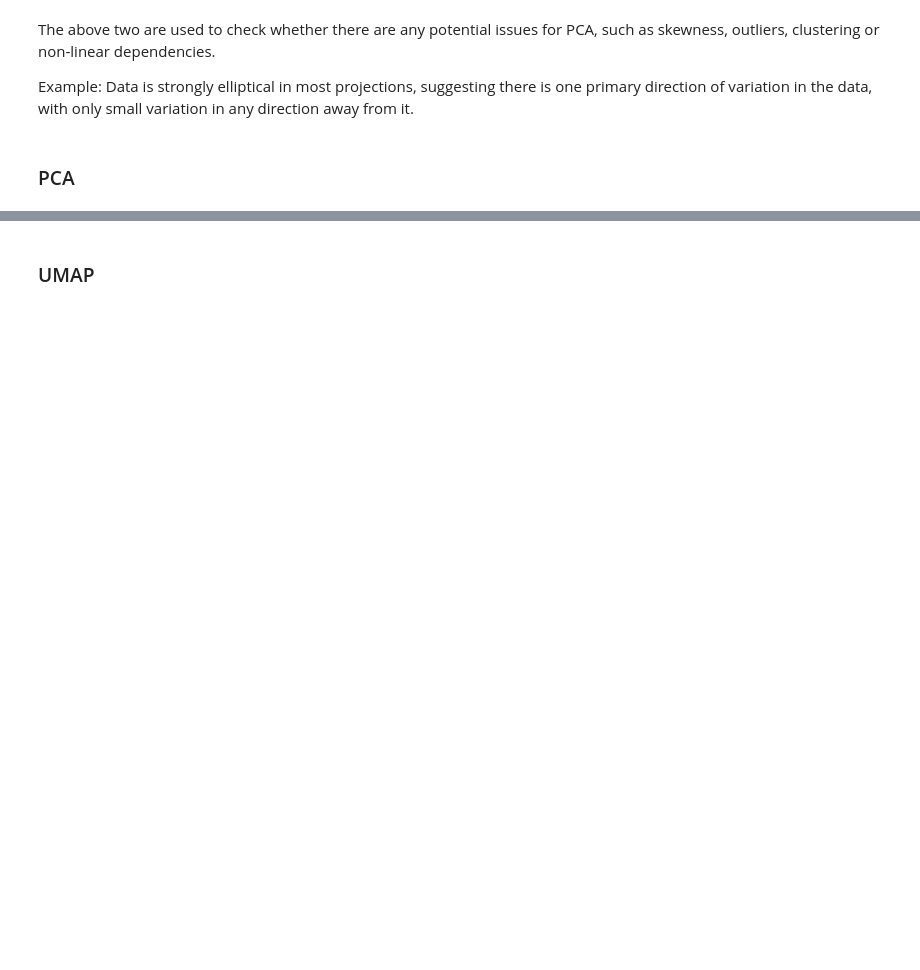
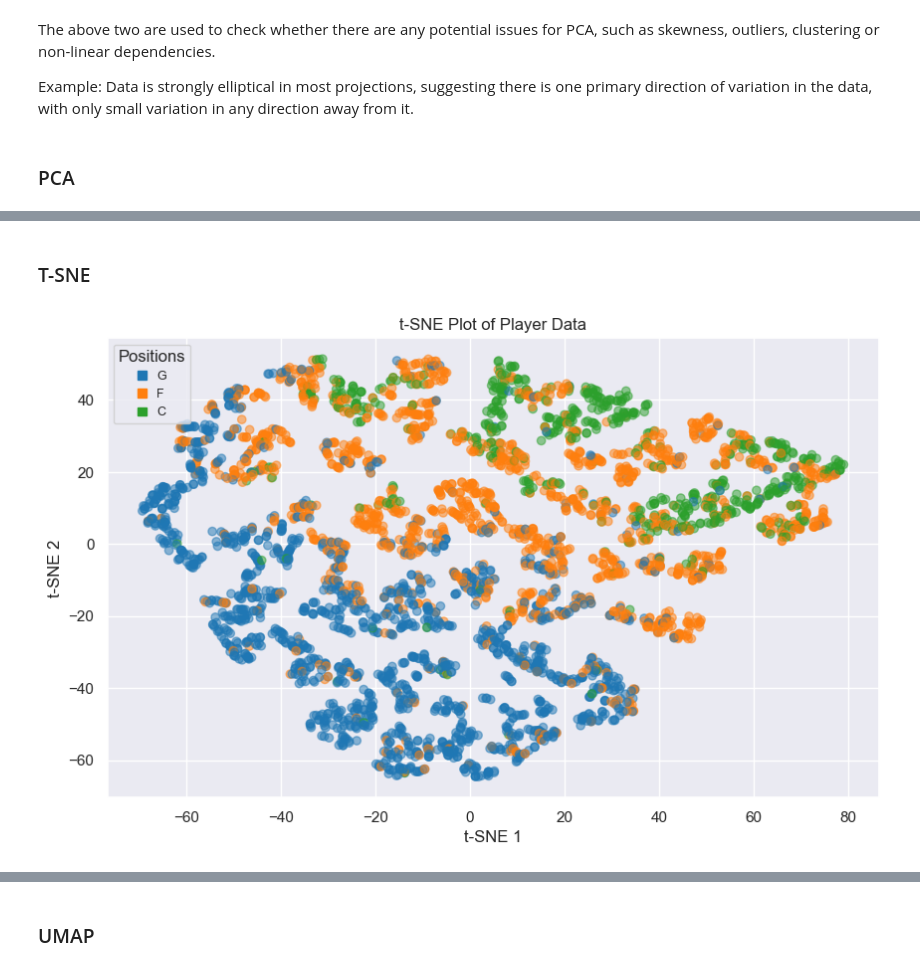
Before and after one commit to danielliu2707/positionn, a Jupyter notebook: physical_dimensions.ipynb, the cells around one changed output, grey strips where cells are left out. Cells and saved outputs as stored; diff of their text form; code cells hidden in the pictures; blank space fills up the shorter version.

```diff
--- a/physical_dimensions.ipynb
+++ b/physical_dimensions.ipynb
@@ -283,0 +294,11 @@ plt.legend(handles=handles, title='Positions',handlelength = 0.7)
+# %% [markdown]
+### T-SNE
+# %%
+from sklearn.manifold import TSNE
+
+tsne = TSNE(n_components=2)
+tsne_data = tsne.fit_transform(dim_player_data.drop('position', axis = 1))
+# %%
+plot_dim_reduction(tsne_data, "t-SNE 1", "t-SNE 2", "t-SNE Plot of Player Data", colors, handles)
+# %% [output]
+[figure, added]
```
Also changed, not shown: parts of 22 cells of this notebook.
